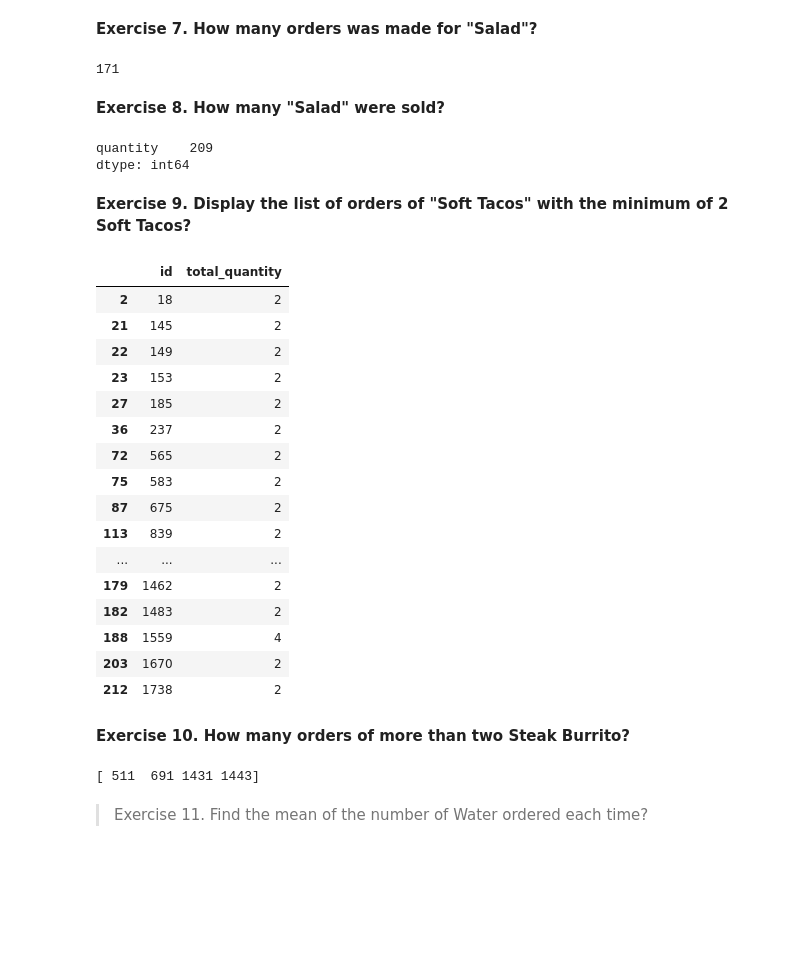
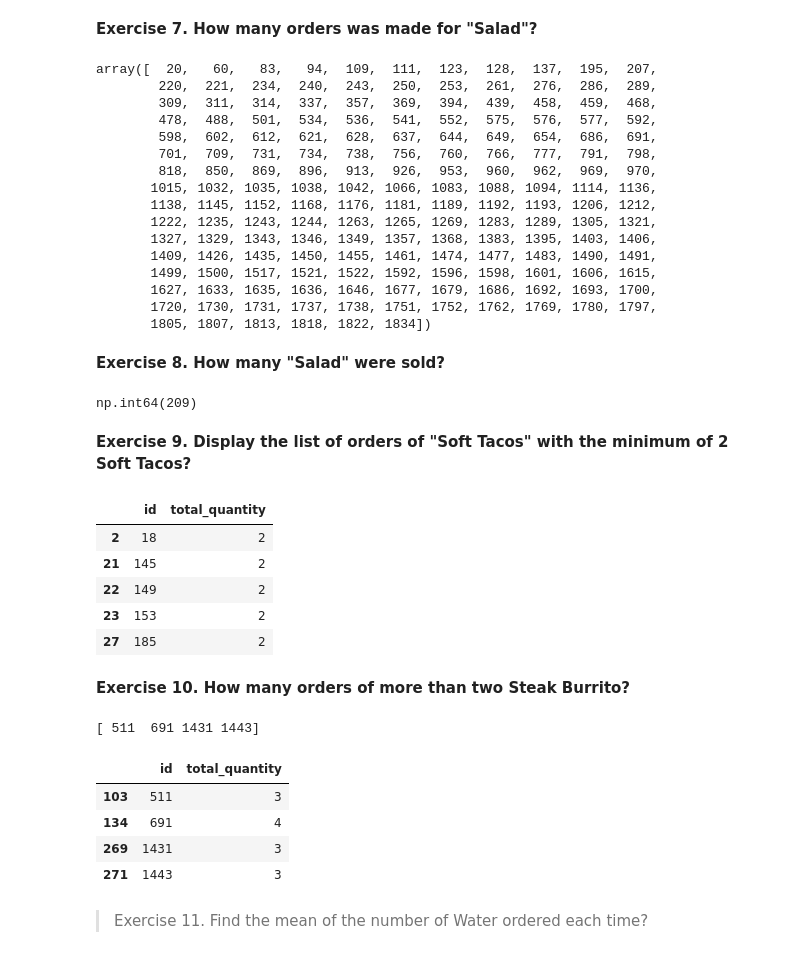
Before and after one commit to ChhailengTim/data_science_basic, a Jupyter notebook: Python_DS6/practics/Week_3_Food.ipynb, the cells around one changed output. Saved outputs shown, nothing was run; the diff lists cells and outputs as text; code cells hidden in the pictures; blank space fills up the shorter version.

```diff
--- a/Python_DS6/practics/Week_3_Food.ipynb
+++ b/Python_DS6/practics/Week_3_Food.ipynb
@@ -50,0 +40,2 @@ order_list_2.head()
+# %%
+order_list2 = order_list.drop_duplicates()
@@ -53,6 +57,6 @@ order_list_2.head()
 # %%
-order_list_2['total_price'] = order_list_2['quantity'] * order_list_2['unit_price']
-order_list_2.head()
+order_list2['total_price'] = order_list2['quantity'] * order_list2['unit_price']
+order_list2.head()
 # %% [output]
 A value is trying to be set on a copy of a slice from a DataFrame.
 Try using .loc[row_indexer,col_indexer] = value instead
@@ -148,60 +148,66 @@ order_price_tacos.head()
 # %% [markdown]
 <b>Exercise 7. How many orders was made for "Salad"?</b>
 # %%
-salad = order_list_2[order_list_2['food'].str.contains('Salad')]
-salad['id'].unique().shape[0]
+salad = order_list2[order_list2['food'].str.contains('Salad')]
+
+salad['id'].unique()
 # %% [output]
-171
+array([  20,   60,   83,   94,  109,  111,  123,  128,  137,  195,  207,
+        220,  221,  234,  240,  243,  250,  253,  261,  276,  286,  289,
+        309,  311,  314,  337,  357,  369,  394,  439,  458,  459,  468,
+        478,  488,  501,  534,  536,  541,  552,  575,  576,  577,  592,
+        598,  602,  612,  621,  628,  637,  644,  649,  654,  686,  691,
+        701,  709,  731,  734,  738,  756,  760,  766,  777,  791,  798,
+        818,  850,  869,  896,  913,  926,  953,  960,  962,  969,  970,
+       1015, 1032, 1035, 1038, 1042, 1066, 1083, 1088, 1094, 1114, 1136,
+       1138, 1145, 1152, 1168, 1176, 1181, 1189, 1192, 1193, 1206, 1212,
+       1222, 1235, 1243, 1244, 1263, 1265, 1269, 1283, 1289, 1305, 1321,
+       1327, 1329, 1343, 1346, 1349, 1357, 1368, 1383, 1395, 1403, 1406,
+       1409, 1426, 1435, 1450, 1455, 1461, 1474, 1477, 1483, 1490, 1491,
+       1499, 1500, 1517, 1521, 1522, 1592, 1596, 1598, 1601, 1606, 1615,
+       1627, 1633, 1635, 1636, 1646, 1677, 1679, 1686, 1692, 1693, 1700,
+       1720, 1730, 1731, 1737, 1738, 1751, 1752, 1762, 1769, 1780, 1797,
+       1805, 1807, 1813, 1818, 1822, 1834])
 # %% [markdown]
 <b>Exercise 8. How many "Salad" were sold?</b>
 # %%
-quantity_salad = salad[['quantity']].sum()
-
+quantity_salad = salad['quantity'].sum()
 quantity_salad
 # %% [output]
-quantity    209
-dtype: int64
+np.int64(209)
 # %% [markdown]
 <b>Exercise 9. Display the list of orders of "Soft Tacos" with the minimum of 2 Soft Tacos?</b>
 # %%
-soft_tacos = order_list_2[order_list_2['food'].str.contains('Soft Tacos')]
+soft_tacos = order_list2[order_list2['food'].str.contains('Soft Tacos')]
 
-quantity_soft_tacos = (soft_tacos[['id', 'quantity']].groupby('id', as_index=False
-                ).agg(total_quantity =('quantity', 'sum'))
+quantity_soft_tacos = (soft_tacos[['id', 'quantity']].groupby('id', as_index=False).agg(total_quantity=('quantity', 'sum')))
 
-)
-
-quantity_soft_tacos[quantity_soft_tacos['total_quantity'] >= 2]#['id'].nunique()
+quantity_soft_tacos[quantity_soft_tacos['total_quantity']>=2].head()
 # %% [output]
 |  | id | total_quantity |
 | 2 | 18 | 2 |
 | 21 | 145 | 2 |
 | 22 | 149 | 2 |
 | 23 | 153 | 2 |
 | 27 | 185 | 2 |
-| 36 | 237 | 2 |
-| 72 | 565 | 2 |
-| 75 | 583 | 2 |
-| 87 | 675 | 2 |
-| 113 | 839 | 2 |
-| ... | ... | ... |
-| 179 | 1462 | 2 |
-| 182 | 1483 | 2 |
-| 188 | 1559 | 4 |
-| 203 | 1670 | 2 |
-| 212 | 1738 | 2 |
 # %% [markdown]
 <b>Exercise 10. How many orders of more than two Steak Burrito?</b>
 # %%
-steak_burrito = order_list_2[order_list_2['food'].str.contains('Steak Burrito')]
+steak_burrito = order_list2[order_list2['food'].str.contains('Steak Burrito')]
 
-quantity_steak_burrito = (steak_burrito[['id', 'quantity']].groupby('id', as_index=False
-                ).agg(total_quantity =('quantity', 'sum'))
-)
-more_than_2 = quantity_steak_burrito[quantity_steak_burrito['total_quantity'] > 2]
+quantity_steak_burrito = (steak_burrito[['id', 'quantity']].groupby('id', as_index=False).agg(total_quantity = ('quantity', 'sum')))
+
+more_than_2 = quantity_steak_burrito[quantity_steak_burrito['total_quantity']>2]
+
 print(more_than_2['id'].unique())
+more_than_2
 # %% [output]
 [ 511  691 1431 1443]
+|  | id | total_quantity |
+| 103 | 511 | 3 |
+| 134 | 691 | 4 |
+| 269 | 1431 | 3 |
+| 271 | 1443 | 3 |
 # %% [markdown]
 >Exercise 11. Find the mean of the number of Water ordered each time?</b>
 # %%
```
Also changed, not shown: parts of 12 cells of this notebook.
